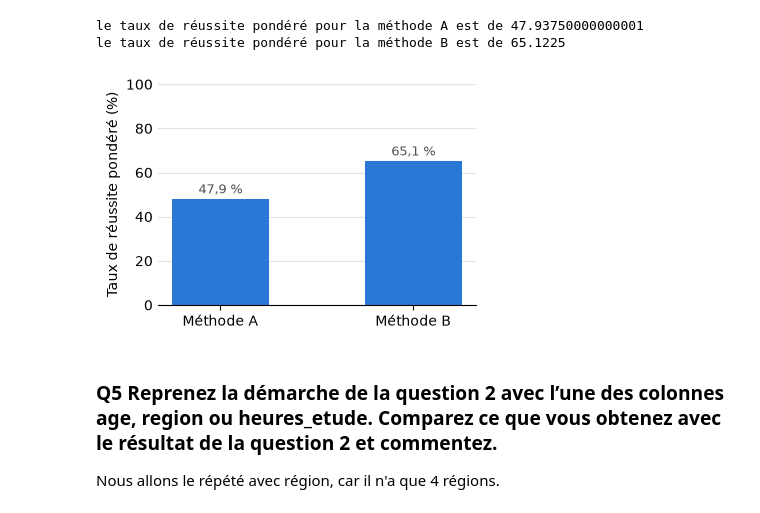
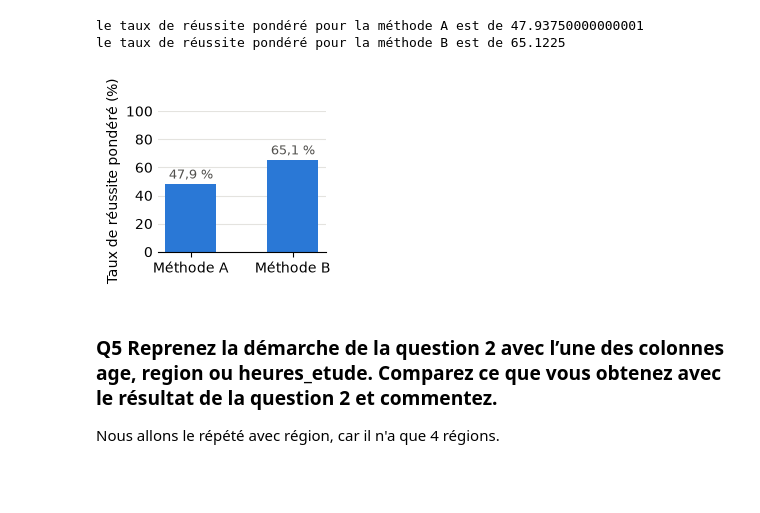
Before and after one commit to Dandalex/Devoir1ConceptStat, a Jupyter notebook: Dandrea_Devoir_I.ipynb, the cells around one changed output. Drawn from its saved outputs; the diff is of its cells as text; code cells hidden in the pictures; blank space fills up the shorter version.

```diff
--- a/Dandrea_Devoir_I.ipynb
+++ b/Dandrea_Devoir_I.ipynb
@@ -246,28 +246,28 @@ le taux de réussite pondéré pour la méthode B est de 65.1225
 # %%
 # [IA] Code généré par Claude : figure du taux de réussite pondéré par méthode (jeu 1, Q4)
 # Même présentation que la figure Q1, avec les taux pondérés par les effectifs du groupe.
 taux_ponderes = [mean_a_adjusted, mean_b_adjusted]
 
-fig, ax = plt.subplots(figsize=(4, 2.8))
+fig, ax = plt.subplots(figsize=(2.5, 2))
 barres = ax.bar([f"Méthode {m}" for m in methodes], taux_ponderes, width=0.5, color="#2a78d6")
 
 # Pourcentage au-dessus de chaque barre, avec virgule décimale.
 ax.bar_label(barres, labels=[f"{h:.1f} %".replace(".", ",") for h in barres.datavalues],
              padding=2, fontsize=9, color="#52514e")
 
 ax.set_ylabel("Taux de réussite pondéré (%)")
 ax.set_ylim(0, 100)
 ax.grid(axis="y", color="#e4e3df", linewidth=0.8)
 ax.set_axisbelow(True)
 for cote in ("top", "right", "left"):
     ax.spines[cote].set_visible(False)
 ax.tick_params(axis="y", length=0)
 
 fig.tight_layout()
 fig.savefig(DOSSIER_FIGURES / "jeu1_reussite_ponderee.pdf")
 plt.show()
 # %% [output]
-[figure, old version]
+[figure, new version]
 # %% [markdown]
 ### Q5 Reprenez la démarche de la question 2 avec l’une des colonnes age, region ou heures_etude. Comparez ce que vous obtenez avec le résultat de la question 2 et commentez.
 
```
Also changed, not shown: parts of 4 cells of this notebook, 2 other files.
